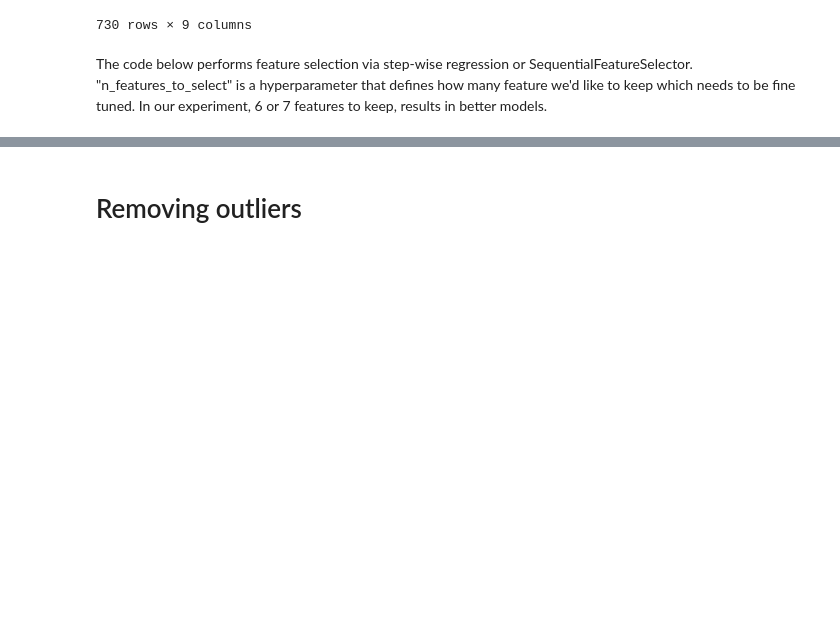
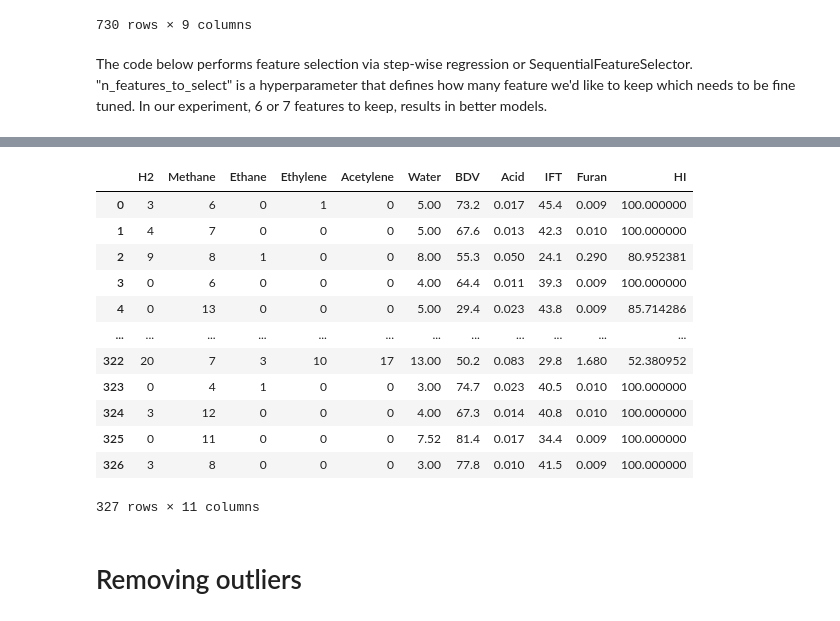
Before and after one commit to NimaFrj/Kaggle-Notebooks, a Jupyter notebook: transformer-paper-regression2.ipynb, the cells around one changed output, grey strips where cells are left out. Saved outputs shown, nothing was run; the diff lists cells and outputs as text; code cells hidden in the pictures; blank space fills up the shorter version.

```diff
--- a/transformer-paper-regression2.ipynb
+++ b/transformer-paper-regression2.ipynb
@@ -91,3 +107,19 @@ Selectedfeatures8 = ['H2', 'Acetylene', 'Ethylene', 'Ethane', 'Water', 'Acid', '
+# %%
+ds_B
+# %% [output]
+|  | H2 | Methane | Ethane | Ethylene | Acetylene | Water | BDV | Acid | IFT | Furan | HI |
+| 0 | 3 | 6 | 0 | 1 | 0 | 5.00 | 73.2 | 0.017 | 45.4 | 0.009 | 100.000000 |
+| 1 | 4 | 7 | 0 | 0 | 0 | 5.00 | 67.6 | 0.013 | 42.3 | 0.010 | 100.000000 |
+| 2 | 9 | 8 | 1 | 0 | 0 | 8.00 | 55.3 | 0.050 | 24.1 | 0.290 | 80.952381 |
+| 3 | 0 | 6 | 0 | 0 | 0 | 4.00 | 64.4 | 0.011 | 39.3 | 0.009 | 100.000000 |
+| 4 | 0 | 13 | 0 | 0 | 0 | 5.00 | 29.4 | 0.023 | 43.8 | 0.009 | 85.714286 |
+| ... | ... | ... | ... | ... | ... | ... | ... | ... | ... | ... | ... |
+| 322 | 20 | 7 | 3 | 10 | 17 | 13.00 | 50.2 | 0.083 | 29.8 | 1.680 | 52.380952 |
+| 323 | 0 | 4 | 1 | 0 | 0 | 3.00 | 74.7 | 0.023 | 40.5 | 0.010 | 100.000000 |
+| 324 | 3 | 12 | 0 | 0 | 0 | 4.00 | 67.3 | 0.014 | 40.8 | 0.010 | 100.000000 |
+| 325 | 0 | 11 | 0 | 0 | 0 | 7.52 | 81.4 | 0.017 | 34.4 | 0.009 | 100.000000 |
+| 326 | 3 | 8 | 0 | 0 | 0 | 3.00 | 77.8 | 0.010 | 41.5 | 0.009 | 100.000000 |
+327 rows × 11 columns
 # %% [markdown]
 # Removing outliers
 # %%
```
Also changed, not shown: parts of 13 cells of this notebook.
